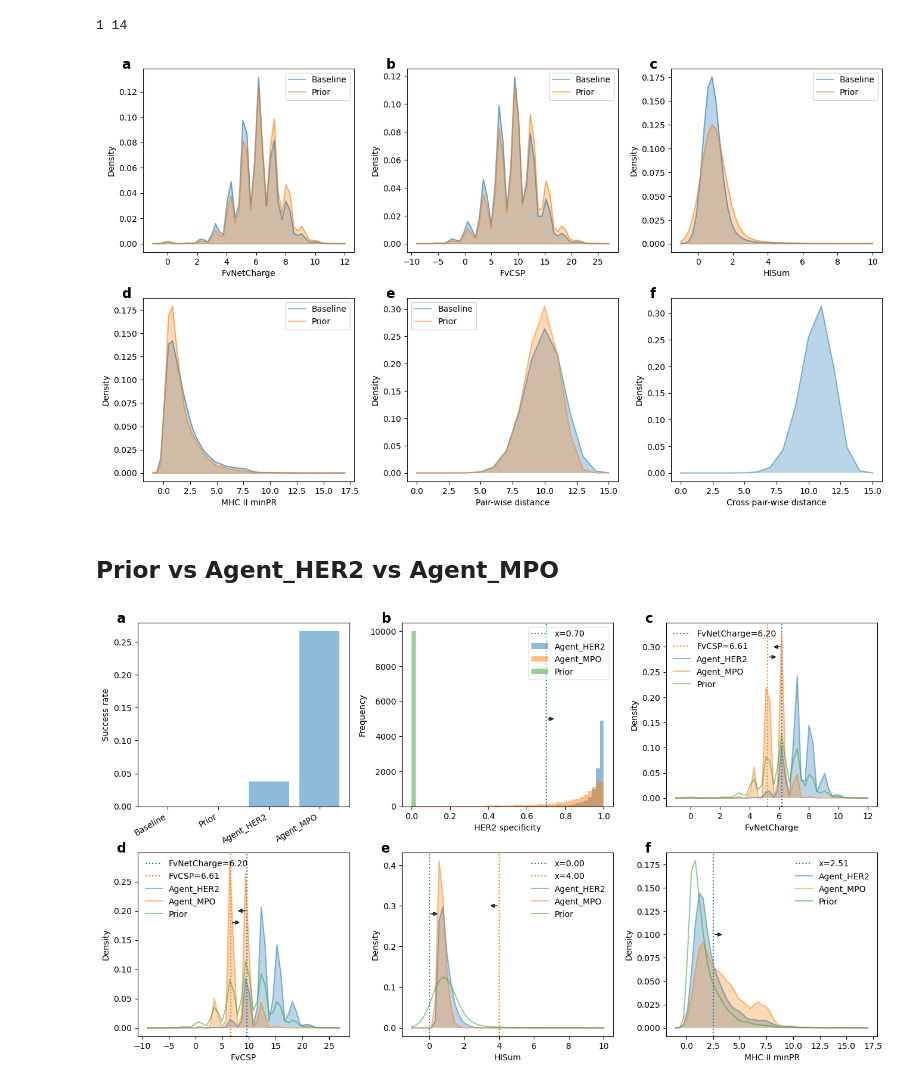
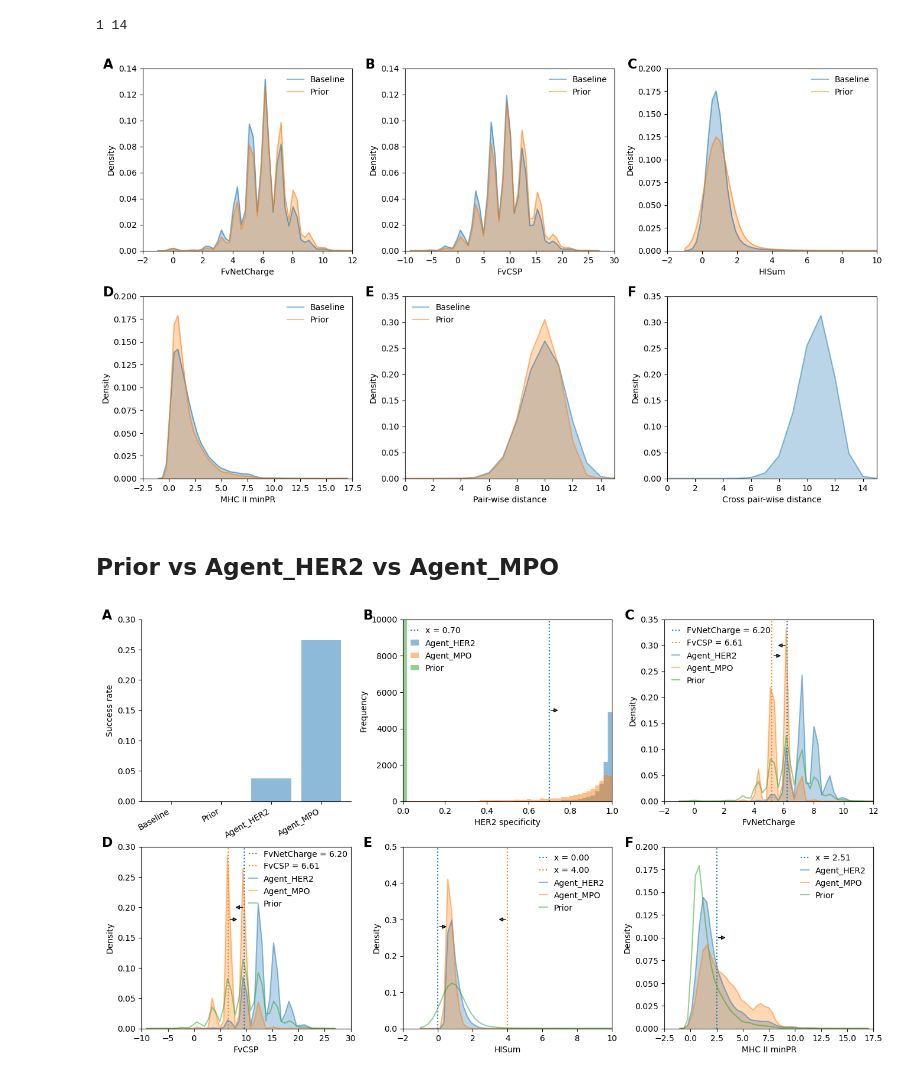
Before and after one commit to kehan777/ab-gen, a Jupyter notebook: 2.evaluate.ipynb, the cells around one changed output. Drawn from its saved outputs; the diff is of its cells as text; code cells hidden in the pictures.

```diff
--- a/2.evaluate.ipynb
+++ b/2.evaluate.ipynb
@@ -43,8 +43,20 @@ def plot_density_graph(ax, prop, x, legend_loc="upper left", xlabel=None, xrefs=
 
     ax.set_xlabel(xlabel)
     ax.set_ylabel('Density')
+    if prop == 'raw_FvNetCharge':
+        ax.set_ylim([0, 0.14])
+        ax.set_xlim([-2, 12])
+    elif prop == 'raw_FvCSP':
+        ax.set_xlim([-10, 30])
+        ax.set_ylim([0, 0.14])
+    elif prop == 'raw_HISum':
+        ax.set_xlim([-2, 10])
+        ax.set_ylim([0, 0.2])
+    elif prop == 'raw_MHC2':
+        ax.set_xlim([-2.5, 17.5])
+        ax.set_ylim([0, 0.2])
 
-    ax.legend(loc=legend_loc)
+    ax.legend(loc=legend_loc, frameon=False)
 # %%
 def plot_pairwise_dist_graph(ax, x, legend_loc="upper left", xlabel=None, xrefs=[]):
     xlabel = prop if xlabel is None else xlabel
@@ -59,8 +71,10 @@ def plot_pairwise_dist_graph(ax, x, legend_loc="upper left", xlabel=None, xrefs=
 
     ax.set_xlabel(xlabel)
     ax.set_ylabel('Density')
+    ax.set_xlim([0, 15])
+    ax.set_ylim([0, 0.35])
 
-    ax.legend(loc=legend_loc)
+    ax.legend(loc=legend_loc, frameon=False)
 # %%
 def plot_cross_dist_graph(ax, x, legend_loc="upper left", xlabel=None, xrefs=[]):
     y = stats.gaussian_kde(prior_train_10k_dist)(x)/sum(stats.gaussian_kde(prior_train_10k_dist)(x))
@@ -69,37 +83,39 @@ def plot_cross_dist_graph(ax, x, legend_loc="upper left", xlabel=None, xrefs=[])
 
     ax.set_xlabel(xlabel)
     ax.set_ylabel('Density')
+    ax.set_xlim([0, 15])
+    ax.set_ylim([0, 0.35])
 # %%
 fig, axs = plt.subplots(2, 3, figsize=(16, 9))
 plt.subplots_adjust(wspace=0.25, hspace=0.25)
 
 x = np.linspace(-1, 12, 50)
 plot_density_graph(axs[0, 0], 'raw_FvNetCharge', x, legend_loc="upper right", xlabel='FvNetCharge', xrefs=[]) # < 6.2
-axs[0, 0].text(-0.1, 1, "a", transform=axs[0, 0].transAxes, size=16, weight='bold')
+axs[0, 0].text(-0.19, 1, "A", transform=axs[0, 0].transAxes, size=16, weight='bold')
 
 x = np.linspace(-9, 27, 50)
 plot_density_graph(axs[0, 1], 'raw_FvCSP', x, legend_loc="upper right", xlabel='FvCSP', xrefs=[]) # >6.61
-axs[0, 1].text(-0.1, 1, "b", transform=axs[0, 1].transAxes, size=16, weight='bold')
+axs[0, 1].text(-0.19, 1, "B", transform=axs[0, 1].transAxes, size=16, weight='bold')
 
 x = np.linspace(-1, 10, 50)
 plot_density_graph(axs[0, 2],'raw_HISum', x, legend_loc="upper right", xlabel='HISum', xrefs=[])  # [0, 4]
-axs[0, 2].text(-0.1, 1, "c", transform=axs[0, 2].transAxes, size=16, weight='bold')
+axs[0, 2].text(-0.19, 1, "C", transform=axs[0, 2].transAxes, size=16, weight='bold')
 
 x = np.linspace(-1, 17, 50)
 plot_density_graph(axs[1, 0],'raw_MHC2', x, legend_loc="upper right", xlabel='MHC II minPR', xrefs=[])  # >2.5
-axs[1, 0].text(-0.1, 1, "d", transform=axs[1, 0].transAxes, size=16, weight='bold')
+axs[1, 0].text(-0.19, 1, "D", transform=axs[1, 0].transAxes, size=16, weight='bold')
 
 x = np.linspace(0, 15, 16)
 plot_pairwise_dist_graph(axs[1, 1], x, legend_loc="upper left", xlabel='Pair-wise distance', xrefs=[]) # < 6.2
-axs[1, 1].text(-0.1, 1, "e", transform=axs[1, 1].transAxes, size=16, weight='bold')
+axs[1, 1].text(-0.19, 1, "E", transform=axs[1, 1].transAxes, size=16, weight='bold')
 
 x = np.linspace(0, 15, 16)
 plot_cross_dist_graph(axs[1, 2], x, legend_loc="upper left", xlabel='Cross pair-wise distance', xrefs=[])
-axs[1, 2].text(-0.1, 1, "f", transform=axs[1, 2].transAxes, size=16, weight='bold')
+axs[1, 2].text(-0.19, 1, "F", transform=axs[1, 2].transAxes, size=16, weight='bold')
 
 fig.savefig("figures/prior_train_cmp.pdf", bbox_inches='tight')
 # %% [output]
-[figure, old version]
+[figure, new version]
 # %% [markdown]
 ## Prior vs Agent_HER2 vs Agent_MPO
 # %%
@@ -251,26 +282,27 @@ def plot_MHC2_density(ax, prop='raw_MHC2', legend_loc="upper left", xlabel=None)
 # %%
 fig, axs = plt.subplots(2, 3, figsize=(16, 9))
 plt.subplots_adjust(wspace=0.25, hspace=0.25)
+
 plot_success_rate_bar(axs[0, 0], ylabel='Success rate')
-axs[0, 0].text(-0.1, 1, "a", transform=axs[0, 0].transAxes, size=16, weight='bold')
+axs[0, 0].text(-0.19, 1, "A", transform=axs[0, 0].transAxes, size=16, weight='bold')
 
-plot_her2_hist(axs[0, 1], legend_loc="upper right", xlabel='HER2 specificity')  # >0.7
-axs[0, 1].text(-0.1, 1, "b", transform=axs[0, 1].transAxes, size=16, weight='bold')
+plot_her2_hist(axs[0, 1], legend_loc="upper left", xlabel='HER2 specificity')  # >0.7
+axs[0, 1].text(-0.19, 1, "B", transform=axs[0, 1].transAxes, size=16, weight='bold')
 
 plot_FvNetCharge_density(axs[0, 2], legend_loc="upper left", xlabel='FvNetCharge') # < 6.2
-axs[0, 2].text(-0.1, 1, "c", transform=axs[0, 2].transAxes, size=16, weight='bold')
+axs[0, 2].text(-0.19, 1, "C", transform=axs[0, 2].transAxes, size=16, weight='bold')
 
-plot_FvCSP_density(axs[1, 0], legend_loc="upper left", xlabel='FvCSP') # >6.61
-axs[1, 0].text(-0.1, 1, "d", transform=axs[1, 0].transAxes, size=16, weight='bold')
+plot_FvCSP_density(axs[1, 0], legend_loc="upper right", xlabel='FvCSP') # >6.61
+axs[1, 0].text(-0.19, 1, "D", transform=axs[1, 0].transAxes, size=16, weight='bold')
 
 
 plot_HISum_density(axs[1, 1], legend_loc="upper right", xlabel='HISum')  # [0, 4]
-axs[1, 1].text(-0.1, 1, "e", transform=axs[1, 1].transAxes, size=16, weight='bold')
+axs[1, 1].text(-0.19, 1, "E", transform=axs[1, 1].transAxes, size=16, weight='bold')
 
 
 plot_MHC2_density(axs[1, 2],'raw_MHC2', legend_loc="upper right", xlabel='MHC II minPR')  # >2.5
-axs[1, 2].text(-0.1, 1, "f", transform=axs[1, 2].transAxes, size=16, weight='bold')
+axs[1, 2].text(-0.19, 1, "F", transform=axs[1, 2].transAxes, size=16, weight='bold')
 
 fig.savefig("figures/density.pdf", bbox_inches='tight')
 # %% [output]
-[figure, old version]
+[figure, new version]
```
Also changed, not shown: parts of 6 cells of this notebook, 2 other files.
